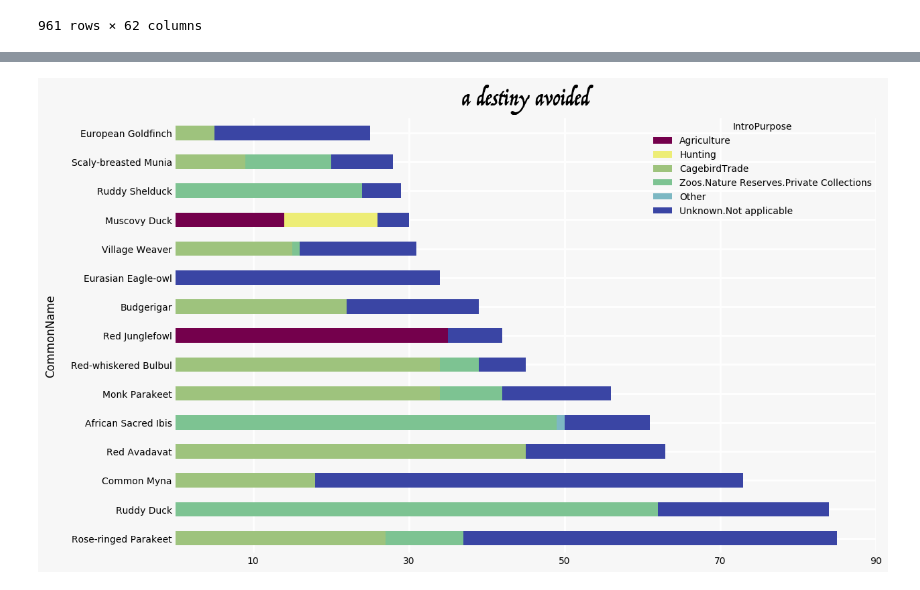
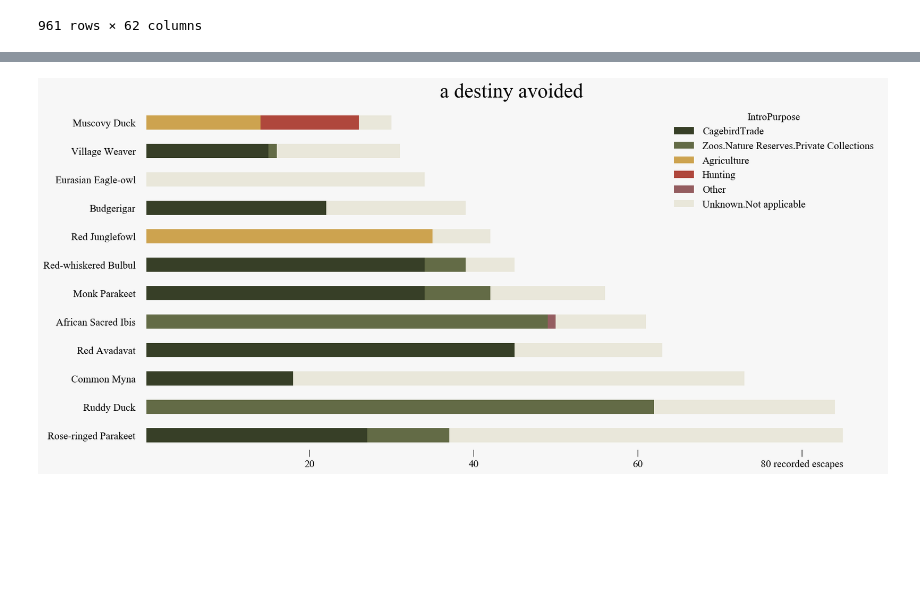
Before and after one commit to jessimckenzi/data-studio, a Jupyter notebook: 01-birds/birds.ipynb, the cells around one changed output, grey strips where cells are left out. Saved outputs shown, nothing was run; the diff lists cells and outputs as text; code cells hidden in the pictures; blank space fills up the shorter version.

```diff
--- a/01-birds/birds.ipynb
+++ b/01-birds/birds.ipynb
@@ -988,16 +1020,14 @@ escaped_purpose.sort_values(by='total_escaped', ascending=False).head(10)
 # %%
-ax = escaped_purpose.sort_values(by='total_escaped', ascending=False).head(15).plot(kind='barh', x='CommonName', y=['Agriculture', 'Hunting', 'CagebirdTrade', 'Zoos.Nature Reserves.Private Collections', 'Other', 'Unknown.Not applicable'], stacked=True, figsize=(12,8))
+ax = escaped_purpose.sort_values(by='total_escaped', ascending=False).head(12).plot(kind='barh', x='CommonName', y=['CagebirdTrade', 'Zoos.Nature Reserves.Private Collections', 'Agriculture', 'Hunting', 'Other', 'Unknown.Not applicable'], stacked=True, figsize=(16,8))
 ax.set_title("a destiny avoided", pad=15)
-ax.title.set_fontsize("24")
-ax.title.set_fontname("Trattatello")
-ax.set_xticks([10,30,50,70,90])
+ax.title.set_fontsize("28")
+ax.title.set_fontname("Times New Roman")
+ax.set_xticks([20,40,60,80])
+ax.set_xticklabels([20,40,60,"80 recorded escapes"])
 ax.tick_params(left=False)
-ax.spines['top'].set_visible(False)
-ax.spines['right'].set_visible(False)
-ax.spines['left'].set_visible(False)
-ax.spines['bottom'].set_visible(False)
+ax.set_ylabel("")
 
 plt.savefig("birds-02.pdf")
 plt.show()
 # %% [output]
-[figure, old version]
+[figure, new version]
```
Also changed, not shown: parts of 43 cells of this notebook, 17 other files.
